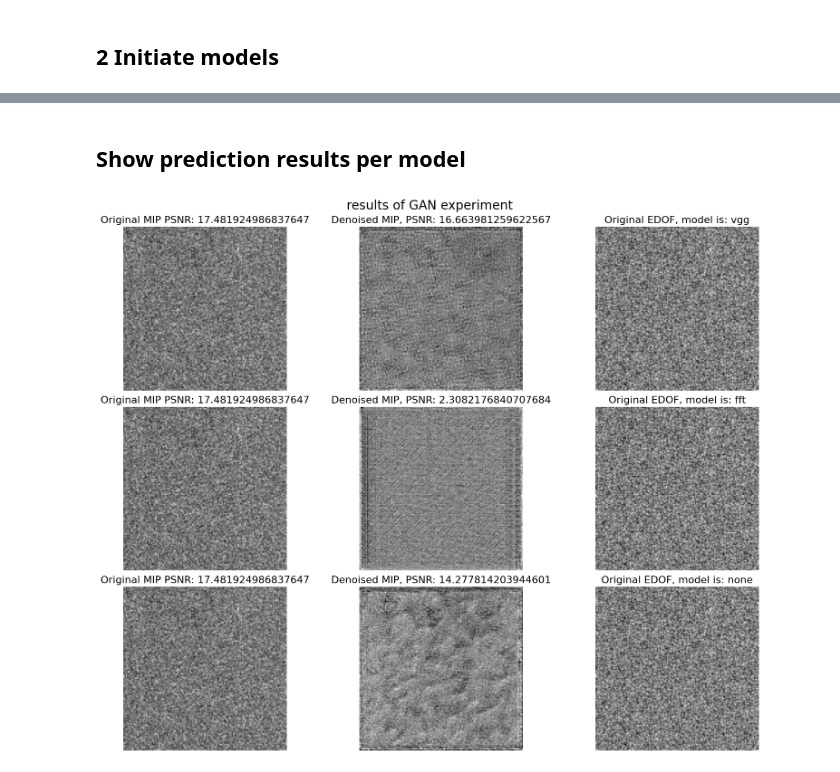
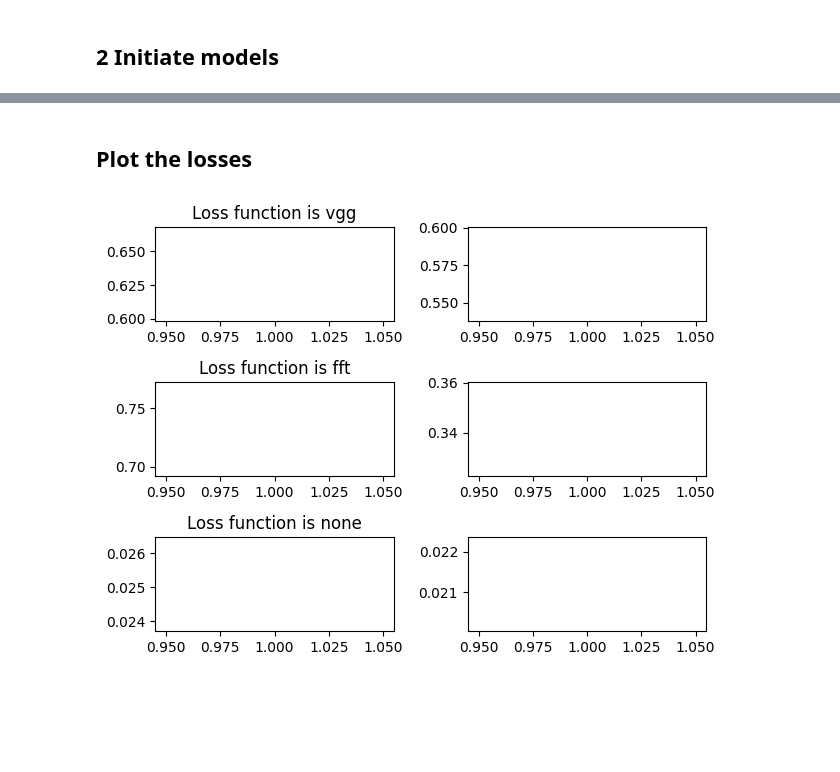
Before and after one commit to AleHD/deep-biomedicine-project, a Jupyter notebook: mwcnn/main.ipynb, the cells around one changed output, grey strips where cells are left out. Drawn from its saved outputs; the diff is of its cells as text; code cells hidden in the pictures; blank space fills up the shorter version.

```diff
--- a/mwcnn/main.ipynb
+++ b/mwcnn/main.ipynb
@@ -8,11 +8,11 @@ from PIL import Image
 from numpy import uint8
 
 from src.dataset import ImageDataset
-from src.utils import get_indices, plot_result, psnr
+from src.utils import get_indices, plot_loss, psnr
 from src.loss_functions import FFTloss, VGGPerceptualLoss
 
 from mwcnn import MWCNN
-from training import Trainer
+from training import MWCNNTrainer
 
 device = torch.device('cuda:0' if torch.cuda.is_available() else 'cpu')
 gc.collect()
@@ -28,7 +28,7 @@ TRAIN_DATASETS = ['train']
 ROOTDIR = '../data/'
 
 # Training Epochs
-EPOCHS = 2
+EPOCHS = 1
 
 IMAGESIZE = 128
 
@@ -88,28 +108,12 @@ Epoch: 001,  Loss:0.0230656,
-# %% [markdown]
-## Show prediction results per model
-# %%
-results = []
-sample = test_image_dataset[0]
-sharp = sample['output_image'].cpu().numpy().squeeze()
-for model,name in zip(models, names):
-    mwcnn = model["model"]
-    noisy = sample['input_image'][None,:,:,:].to(device)
-    output = mwcnn(noisy)
-    output = output.cpu().detach().numpy().squeeze()
-    noisy = noisy.cpu().detach().numpy().squeeze()
-
-    output_psnr = psnr(output, sharp)
-    nosiy_psnr = psnr(noisy, sharp)
-
-    results.append({
-        "MIP": noisy,
-        "pred": output,
-        "EDOF": sharp,
-        "original_score": nosiy_psnr,
-        "improved_score": output_psnr,
-        "model": name
-    })
-
-plot_result(results, "results of GAN experiment", save_path=None)
-# %% [output]
-[figure, removed]
+# %% [markdown]
+## Plot the losses
+# %%
+fig, ax = plt.subplots(nrows=3,ncols=2)
+for i, result in enumerate(results):
+    num_epochs = len(result["train_loss"])
+    ax[i,0].plot(range(1, num_epochs + 1), result["train_loss"], label='Training Loss')
+    ax[i,0].set_title(f"Loss function is {result['loss_func']}")
+    ax[i,1].plot(range(1, num_epochs + 1), result["validation_loss"], label='Validation Loss')
+plt.tight_layout()
+# %% [output]
+[figure, added]
```
Also changed, not shown: parts of 4 cells of this notebook, 5 other files.
